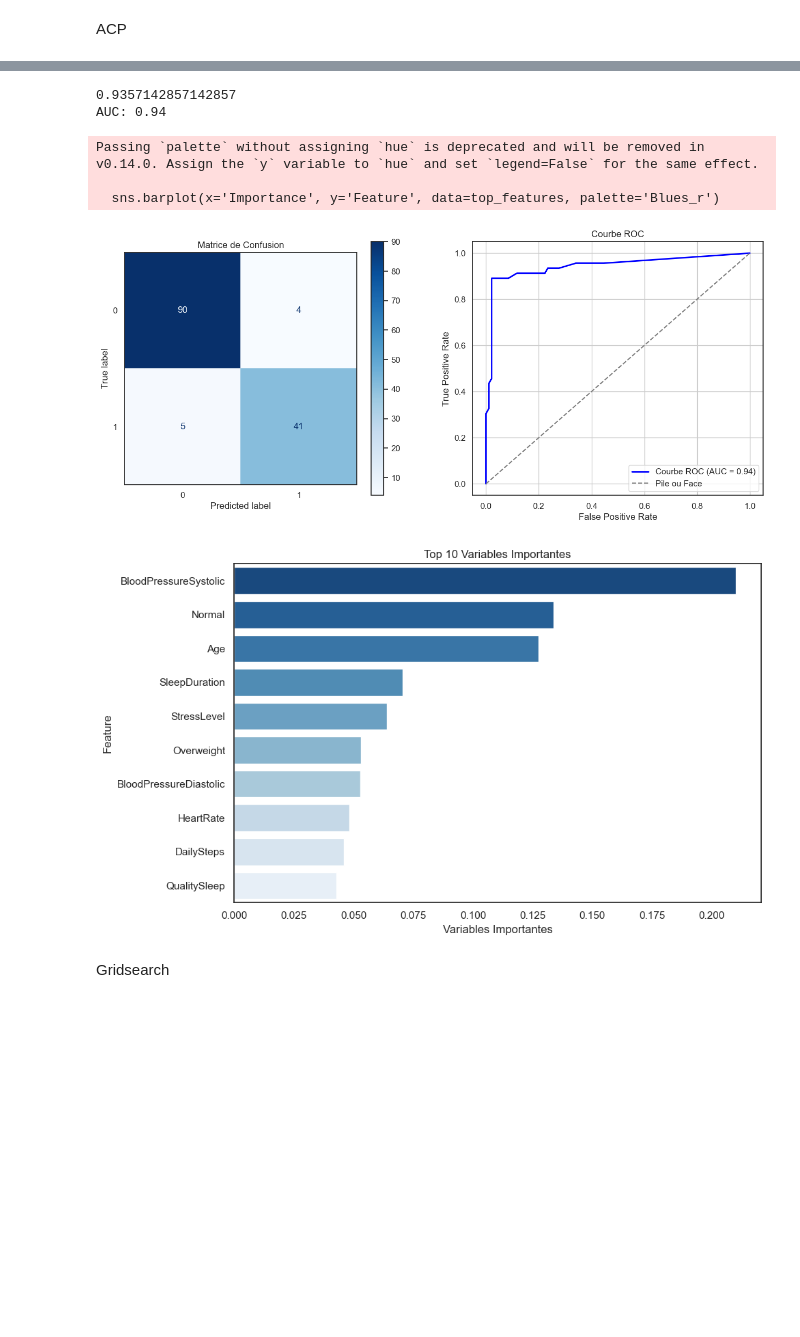
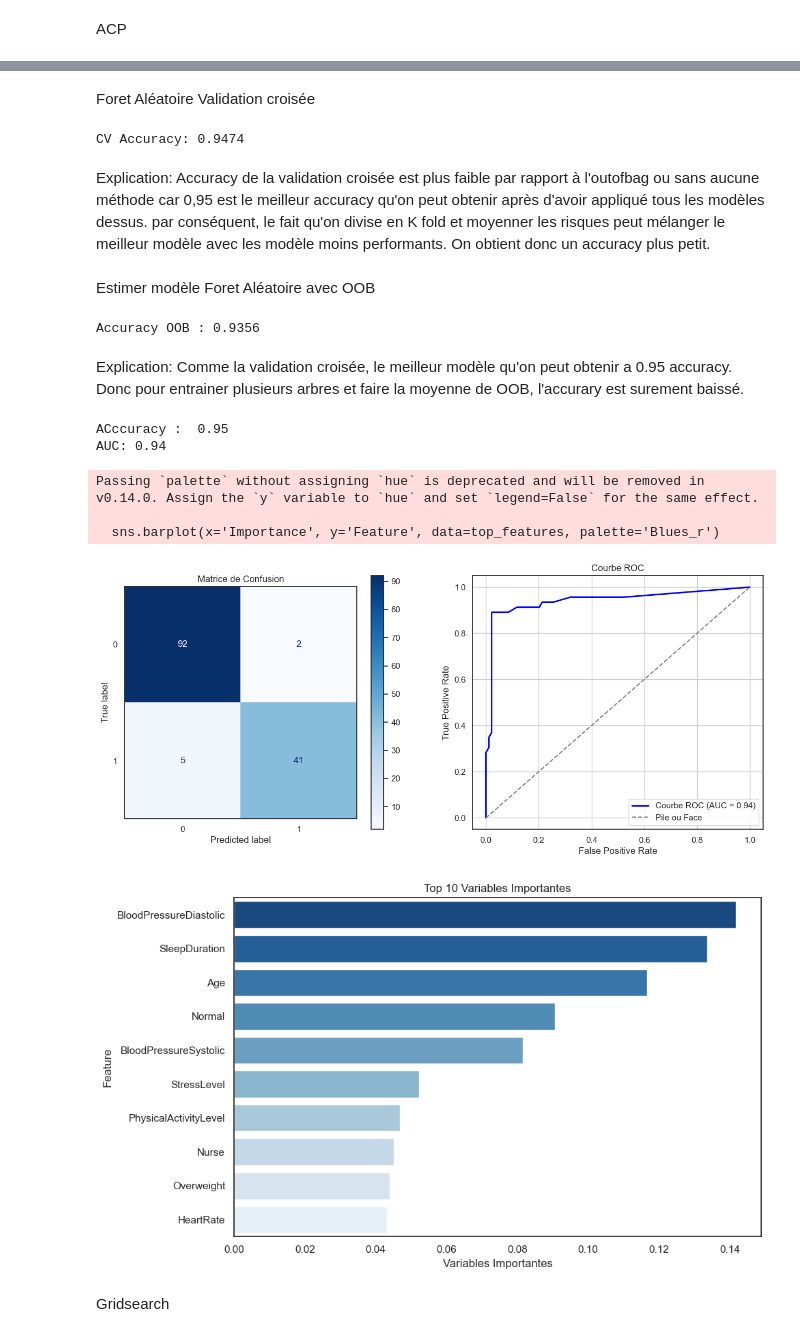
Before and after one commit to VinhHoaTU/Sleep-Problem-Detection, a Jupyter notebook: Script/Notebook.ipynb, the cells around one changed output, grey strips where cells are left out. Drawn from its saved outputs; the diff is of its cells as text; code cells hidden in the pictures; blank space fills up the shorter version.

Commit message:
foret alea

```diff
--- a/Script/Notebook.ipynb
+++ b/Script/Notebook.ipynb
@@ -326,32 +329,50 @@ cm = confusion_matrix(y_test["SleepDisorderEncoded"], pred_test)
 disp = ConfusionMatrixDisplay(cm)
 disp.plot()
 # %%
-TREE_MULTI = DecisionTreeClassifier(ccp_alpha=0.01, random_state=42).fit(X_train, y_train["SleepDisorderEncoded"])
-pred_train = TREE_MULTI.predict(X_train)
-pred_test = TREE_MULTI.predict(X_test)
-print(len(y_test[y_test["SleepDisorderEncoded"]==pred_test])/len(y_test))
-cm = confusion_matrix(y_test["SleepDisorderEncoded"], pred_test)
+TREE_MULTI = DecisionTreeClassifier(ccp_alpha=0.01, random_state=42).fit(X_train_all, y_train_all["SleepDisorderEncoded"])
+pred_train = TREE_MULTI.predict(X_train_all)
+pred_test = TREE_MULTI.predict(X_test_all)
+print(len(y_test_all[y_test_all["SleepDisorderEncoded"]==pred_test])/len(y_test_all))
+cm = confusion_matrix(y_test_all["SleepDisorderEncoded"], pred_test)
 disp = ConfusionMatrixDisplay(cm)
 disp.plot()
-# %%
-FOREST_MULTI = RandomForestClassifier(n_estimators=19, max_depth=None, max_features=2, min_samples_split=8, random_state=42).fit(X_train, y_train["HasSleepDisorder"])
-pred_train = FOREST_MULTI.predict(X_train)
-pred_test = FOREST_MULTI.predict(X_test)
-print(len(y_test[y_test["SleepDisorderEncoded"]==pred_test])/len(y_test))
-disp = ConfusionMatrixDisplay.from_estimator(FOREST_MULTI, X_test, y_test["HasSleepDisorder"], cmap=plt.cm.Blues)
-plt.show()
+# %% [markdown]
+Foret Aléatoire Validation croisée
+# %%
+FOREST_MULTI = RandomForestClassifier(n_estimators=100, max_depth=None, max_features=1, min_samples_split=5, criterion = "entropy",
+                                      random_state=42)
+cv_scores = cross_val_score(FOREST_MULTI, X_train_all, y_train_all["HasSleepDisorder"], cv=5, scoring='accuracy')
+print(f"CV Accuracy: {cv_scores.mean():.4f} ")
+# %% [output]
+CV Accuracy: 0.9474
+# %% [markdown]
+Explication:
+Accuracy de la validation croisée est plus faible par rapport à l'outofbag ou sans aucune méthode car 0,95 est le meilleur accuracy qu'on peut obtenir après d'avoir appliqué tous les modèles dessus. par conséquent, le fait qu'on divise en K fold et moyenner les risques peut mélanger le meilleur modèle avec les modèle moins performants. On obtient donc un accuracy plus petit.
+# %% [markdown]
+Estimer modèle Foret Aléatoire avec OOB
+# %%
+FOREST_MULTI = RandomForestClassifier(n_estimators=100, max_features=1, oob_score=True,
+                                      criterion = "entropy", random_state=42).fit(X_train_all, y_train_all["HasSleepDisorder"])
+# df_all_encoded
+# Accéder au score OOB
+oob_accuracy = FOREST_MULTI.oob_score_
+print(f'Accuracy OOB : {oob_accuracy:.4f}')
+# %% [output]
+Accuracy OOB : 0.9356
+# %% [markdown]
+Explication: Comme la validation croisée, le meilleur modèle qu'on peut obtenir a 0.95 accuracy. Donc pour entrainer plusieurs arbres et faire la moyenne de OOB, l'accurary est surement baissé.
 # %%
 def Matrice_ROC_Var(model):
     model = model
-    pred_train = model.predict(X_train)
+    pred_train = model.predict(X_train_all)
 
     # Calculer un array de proba de prédiction pour la classe 1 et mettre un seuil pour customiser le modèle
-    y_prob = model.predict_proba(X_test)[:, 1]
-    pred_test = (y_prob > 0.3).astype(int)
-    print(len(y_test[y_test["HasSleepDisorder"]==pred_test])/len(y_test))
+    y_prob = model.predict_proba(X_test_all)[:, 1]
+    pred_test = (y_prob > 0.5).astype(int)
+    print("ACccuracy : ", len(y_test_all[y_test_all["HasSleepDisorder"]==pred_test])/len(y_test_all))
 
     # Matrice de confusion
-    cm = confusion_matrix(y_test["HasSleepDisorder"], pred_test)
+    cm = confusion_matrix(y_test_all["HasSleepDisorder"], pred_test)
 
     # Créer subplot pour la Matrice de Confusion et la courbe ROC
     fig, axes = plt.subplots(1, 2, figsize=(15, 6))
@@ -362,7 +383,7 @@ def Matrice_ROC_Var(model):
     axes[0].set_title("Matrice de Confusion")
 
     # Générer un courbe ROC
-    fpr, tpr, thresholds = roc_curve(y_test["HasSleepDisorder"], y_prob)
+    fpr, tpr, thresholds = roc_curve(y_test_all["HasSleepDisorder"], y_prob)
 
     # Computer Area Under the Curve (AUC)
     roc_auc = auc(fpr, tpr)
@@ -383,14 +404,14 @@ def Matrice_ROC_Var(model):
 
     # Create a DataFrame for feature importances
     features = pd.DataFrame({
-        'Feature': X_train.columns,
+        'Feature': X_train_all.columns,
         'Importance': feature_importances
     })
 
     # Selectionner le top 10 features les plus importants
     top_features = features.sort_values(by='Importance', ascending=False).head(10)
 
-    # Plot les 1à features plus importants
+    # Plot les 10 features plus importants
     plt.figure(figsize=(10, 6))
     sns.barplot(x='Importance', y='Feature', data=top_features, palette='Blues_r')
     plt.title('Top 10 Variables Importantes')
@@ -399,15 +420,16 @@ def Matrice_ROC_Var(model):
     plt.tight_layout()
     plt.show()
 # %%
-Matrice_ROC_Var(RandomForestClassifier(n_estimators=19, max_depth=None, max_features=2, min_samples_split=8, random_state=42).fit(X_train, y_train["HasSleepDisorder"]))
+Matrice_ROC_Var(RandomForestClassifier(n_estimators=100, max_features=1, min_samples_split=5,  criterion = "entropy",
+                                       random_state=42).fit(X_train_all, y_train_all["HasSleepDisorder"]))
 # %% [output]
-0.9357142857142857
+ACccuracy :  0.95
 AUC: 0.94
 Passing `palette` without assigning `hue` is deprecated and will be removed in v0.14.0. Assign the `y` variable to `hue` and set `legend=False` for the same effect.
 
   sns.barplot(x='Importance', y='Feature', data=top_features, palette='Blues_r')
-[figure, old version]
+[figure, new version]
-[figure, old version]
+[figure, new version]
 # %% [markdown]
 Gridsearch
 # %%
```
Also changed, not shown: parts of 20 cells of this notebook.
